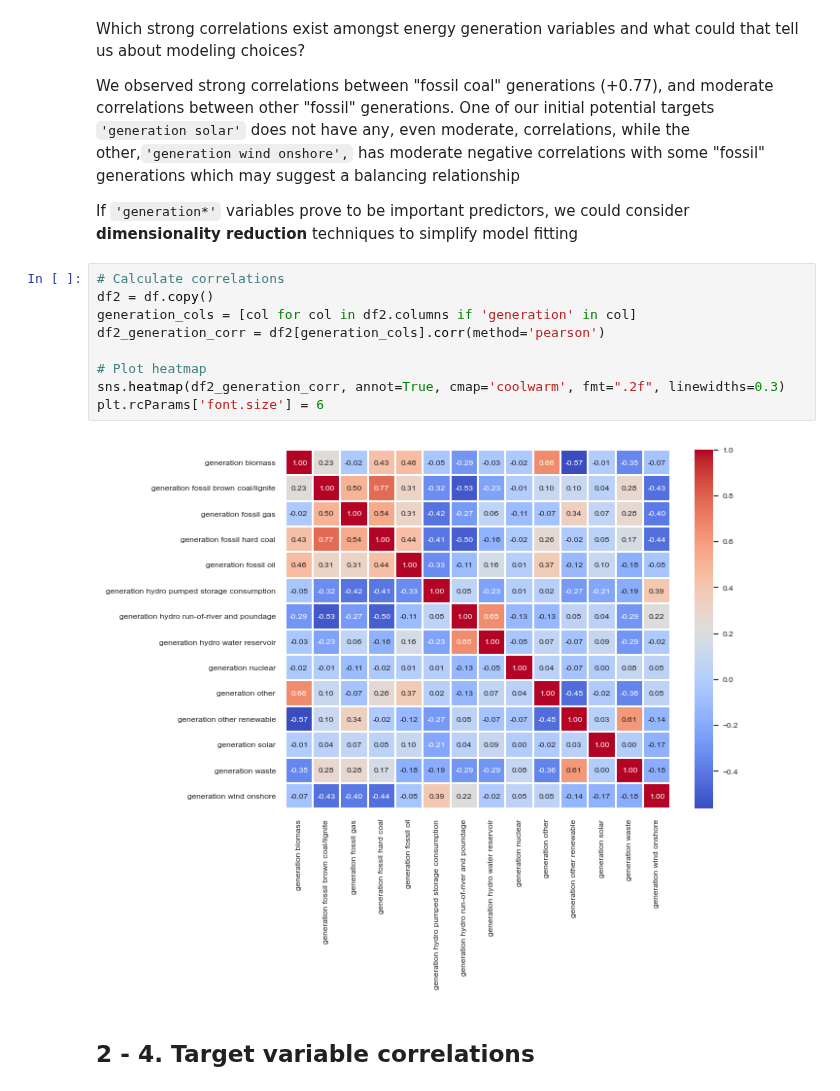
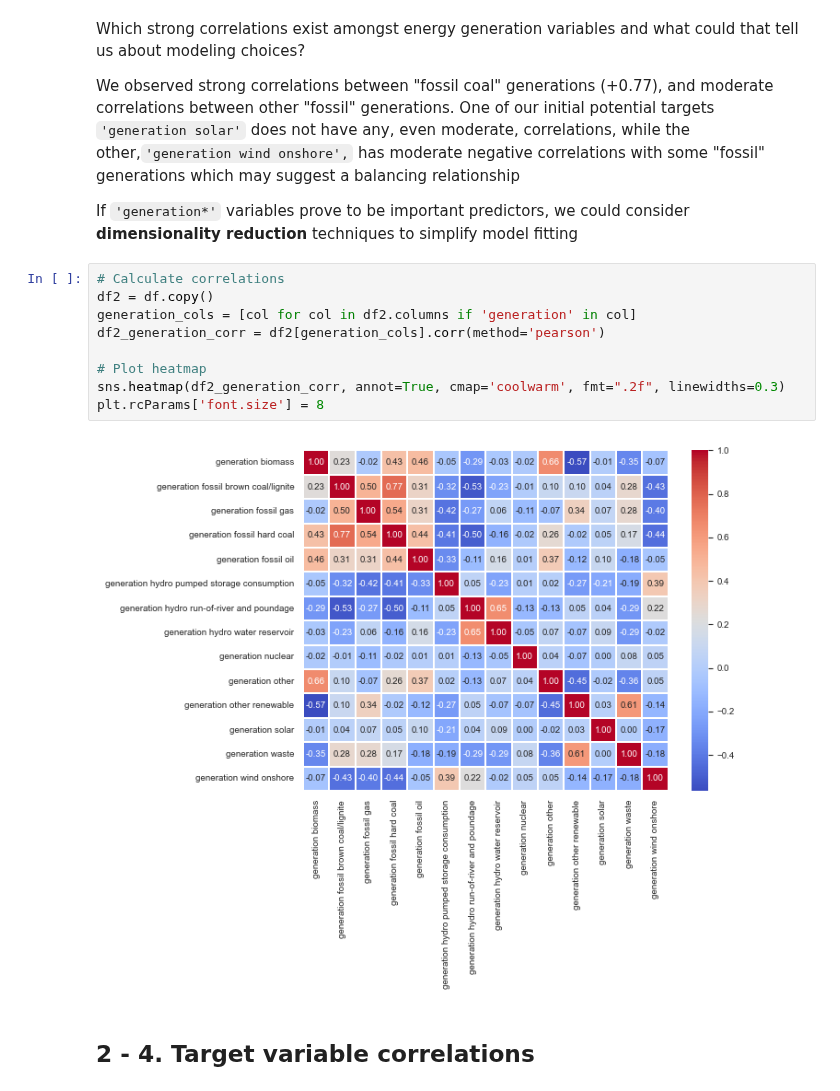
Before and after one commit to MDS-Mountain-Club/MDS_ML_Project, a Jupyter notebook: Group Write-Up (Mountain Club).ipynb, the cells around one changed output. Saved outputs shown, nothing was run; the diff lists cells and outputs as text.

Commit message:
Increase font size for plots in EDA section

```diff
--- a/Group Write-Up (Mountain Club).ipynb
+++ b/Group Write-Up (Mountain Club).ipynb
@@ -138,14 +138,14 @@ If `'generation*'` variables prove to be important predictors, we could consider
 # %%
 # Calculate correlations
 df2 = df.copy()
 generation_cols = [col for col in df2.columns if 'generation' in col]
 df2_generation_corr = df2[generation_cols].corr(method='pearson')
 
 # Plot heatmap
 sns.heatmap(df2_generation_corr, annot=True, cmap='coolwarm', fmt=".2f", linewidths=0.3)
-plt.rcParams['font.size'] = 6
+plt.rcParams['font.size'] = 8
 # %% [output]
-[figure, old version]
+[figure, new version]
 # %% [markdown]
 ## 2 - 4. Target variable correlations
 # %% [markdown]
```
Also changed, not shown: parts of 2 cells of this notebook.
